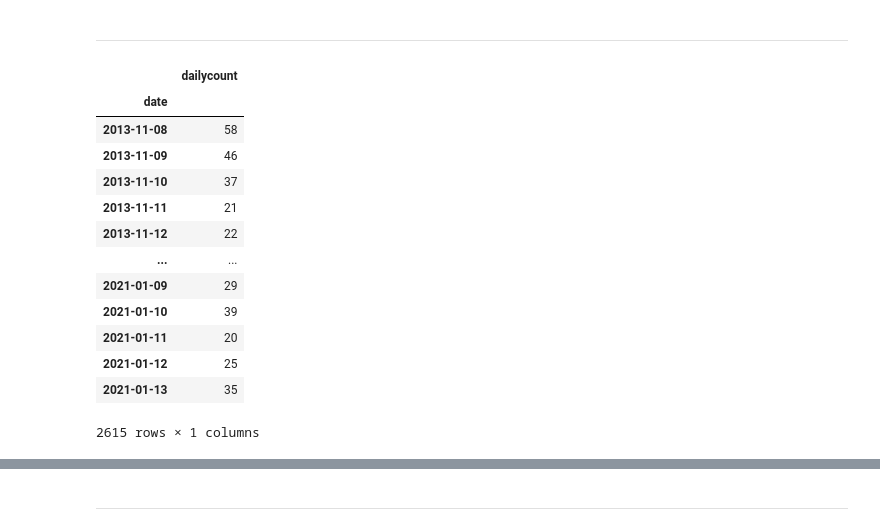
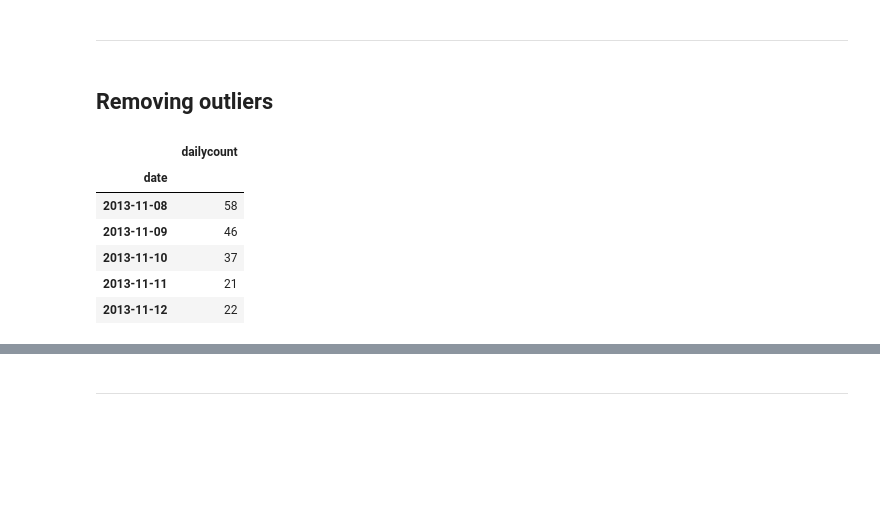
Before and after one commit to Moses-Lin/projectzomboidtimeseries, a Jupyter notebook: EDA.ipynb, the cells around one changed output, grey strips where cells are left out. Drawn from its saved outputs; the diff is of its cells as text; code cells hidden in the pictures; blank space fills up the shorter version.

```diff
--- a/EDA.ipynb
+++ b/EDA.ipynb
@@ -163,22 +133,17 @@ Name: received_for_free, dtype: int64
 # %% [markdown]
 ----
+# %% [markdown]
+## Removing outliers
 # %%
 reviewcount = df['reviewtimeposted'].value_counts().rename_axis('date').reset_index(name='dailycount')
 reviewcount = reviewcount.sort_values(by='date')
 reviewcount.set_index('date', inplace=True)
-reviewcount
+reviewcount.head()
 # %% [output]
 |  | dailycount |
 | date |  |
 | 2013-11-08 | 58 |
 | 2013-11-09 | 46 |
 | 2013-11-10 | 37 |
 | 2013-11-11 | 21 |
 | 2013-11-12 | 22 |
-| ... | ... |
-| 2021-01-09 | 29 |
-| 2021-01-10 | 39 |
-| 2021-01-11 | 20 |
-| 2021-01-12 | 25 |
-| 2021-01-13 | 35 |
-2615 rows × 1 columns
```
Also changed, not shown: parts of 28 cells of this notebook.
